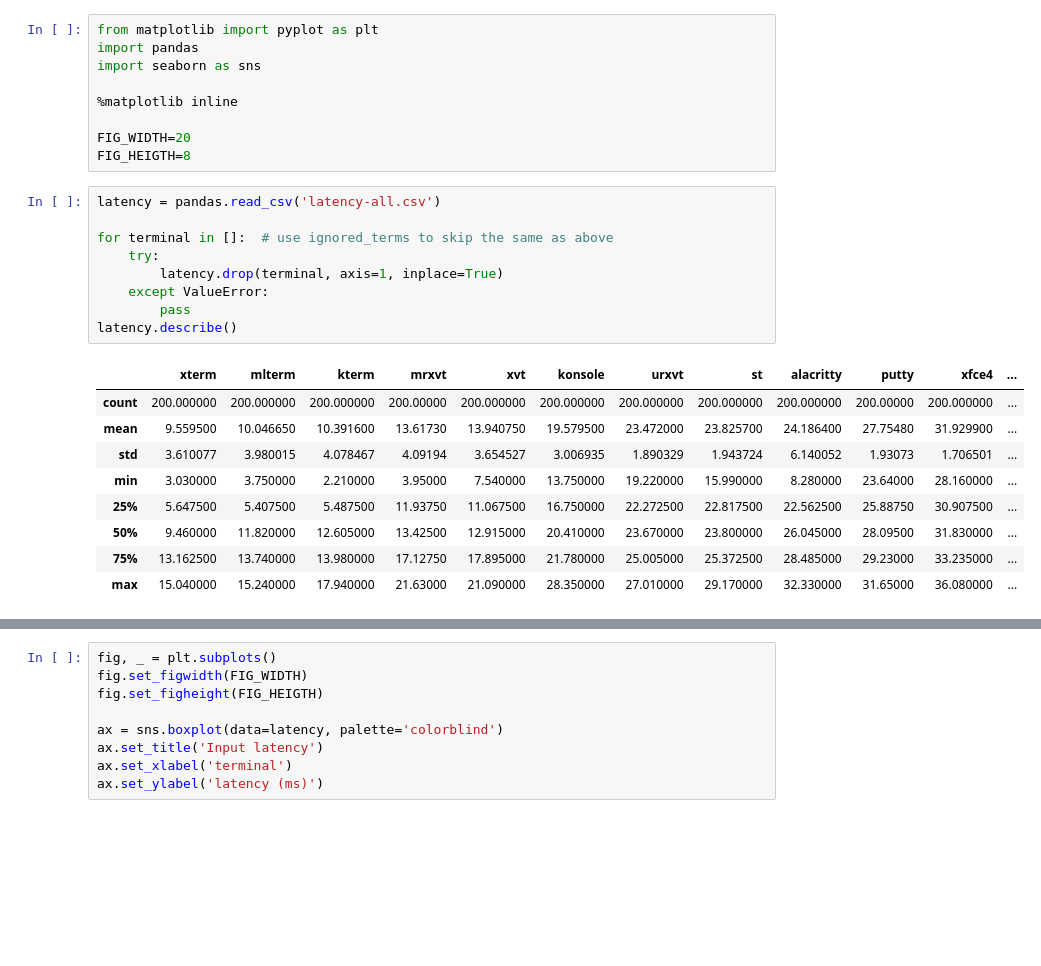
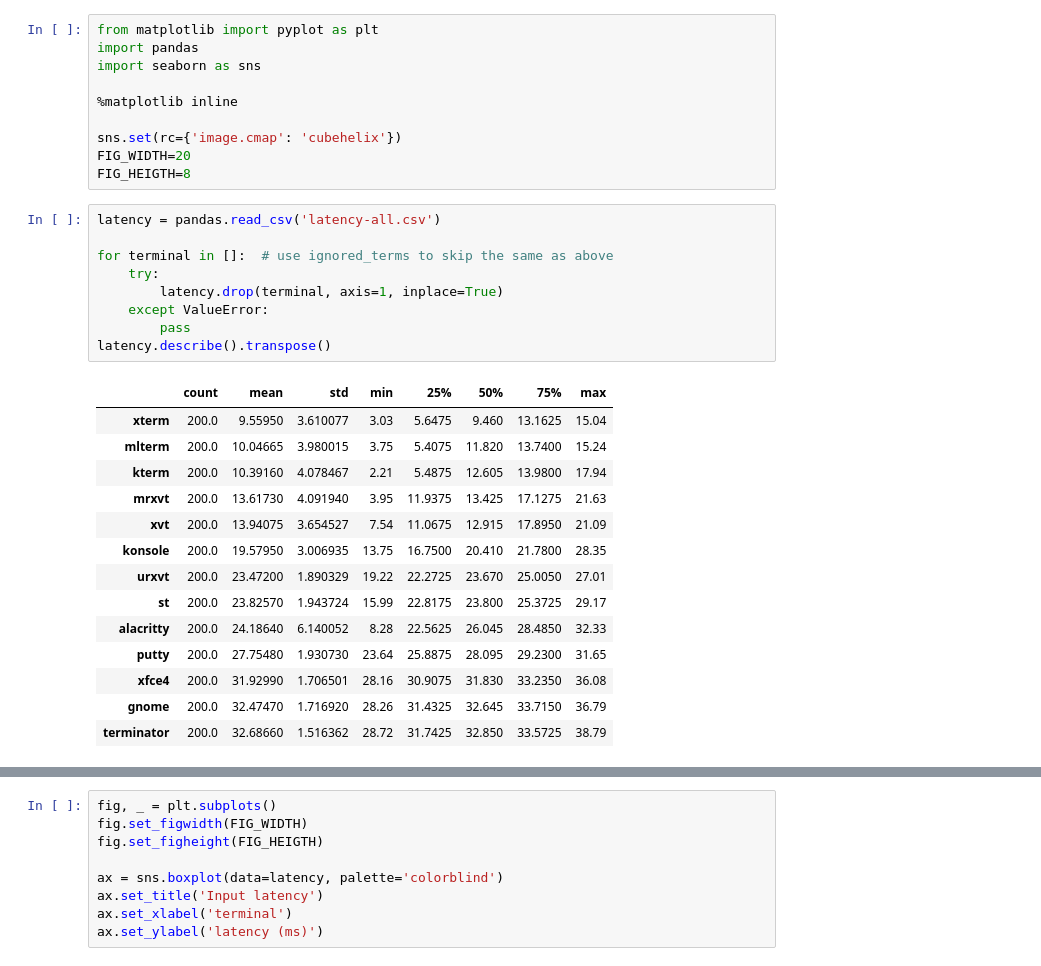
Before and after one commit to anarcat/terms-benchmarks, a Jupyter notebook: benchmarks.ipynb, the cells around one changed output, grey strips where cells are left out. Drawn from its saved outputs; the diff is of its cells as text; blank space fills up the shorter version.

```diff
--- a/benchmarks.ipynb
+++ b/benchmarks.ipynb
@@ -5,24 +5,30 @@ import seaborn as sns
 
 %matplotlib inline
 
+sns.set(rc={'image.cmap': 'cubehelix'})
 FIG_WIDTH=20
 FIG_HEIGTH=8
 # %%
 latency = pandas.read_csv('latency-all.csv')
 
 for terminal in []:  # use ignored_terms to skip the same as above
     try:
         latency.drop(terminal, axis=1, inplace=True)
     except ValueError:
         pass
-latency.describe()
+latency.describe().transpose()
 # %% [output]
-|  | xterm | mlterm | kterm | mrxvt | xvt | konsole | urxvt | st | alacritty | putty | xfce4 | ... |
-| count | 200.000000 | 200.000000 | 200.000000 | 200.00000 | 200.000000 | 200.000000 | 200.000000 | 200.000000 | 200.000000 | 200.00000 | 200.000000 | ... |
-| mean | 9.559500 | 10.046650 | 10.391600 | 13.61730 | 13.940750 | 19.579500 | 23.472000 | 23.825700 | 24.186400 | 27.75480 | 31.929900 | ... |
-| std | 3.610077 | 3.980015 | 4.078467 | 4.09194 | 3.654527 | 3.006935 | 1.890329 | 1.943724 | 6.140052 | 1.93073 | 1.706501 | ... |
-| min | 3.030000 | 3.750000 | 2.210000 | 3.95000 | 7.540000 | 13.750000 | 19.220000 | 15.990000 | 8.280000 | 23.64000 | 28.160000 | ... |
-| 25% | 5.647500 | 5.407500 | 5.487500 | 11.93750 | 11.067500 | 16.750000 | 22.272500 | 22.817500 | 22.562500 | 25.88750 | 30.907500 | ... |
-| 50% | 9.460000 | 11.820000 | 12.605000 | 13.42500 | 12.915000 | 20.410000 | 23.670000 | 23.800000 | 26.045000 | 28.09500 | 31.830000 | ... |
-| 75% | 13.162500 | 13.740000 | 13.980000 | 17.12750 | 17.895000 | 21.780000 | 25.005000 | 25.372500 | 28.485000 | 29.23000 | 33.235000 | ... |
-| max | 15.040000 | 15.240000 | 17.940000 | 21.63000 | 21.090000 | 28.350000 | 27.010000 | 29.170000 | 32.330000 | 31.65000 | 36.080000 | ... |
+|  | count | mean | std | min | 25% | 50% | 75% | max |
+| xterm | 200.0 | 9.55950 | 3.610077 | 3.03 | 5.6475 | 9.460 | 13.1625 | 15.04 |
+| mlterm | 200.0 | 10.04665 | 3.980015 | 3.75 | 5.4075 | 11.820 | 13.7400 | 15.24 |
+| kterm | 200.0 | 10.39160 | 4.078467 | 2.21 | 5.4875 | 12.605 | 13.9800 | 17.94 |
+| mrxvt | 200.0 | 13.61730 | 4.091940 | 3.95 | 11.9375 | 13.425 | 17.1275 | 21.63 |
+| xvt | 200.0 | 13.94075 | 3.654527 | 7.54 | 11.0675 | 12.915 | 17.8950 | 21.09 |
+| konsole | 200.0 | 19.57950 | 3.006935 | 13.75 | 16.7500 | 20.410 | 21.7800 | 28.35 |
+| urxvt | 200.0 | 23.47200 | 1.890329 | 19.22 | 22.2725 | 23.670 | 25.0050 | 27.01 |
+| st | 200.0 | 23.82570 | 1.943724 | 15.99 | 22.8175 | 23.800 | 25.3725 | 29.17 |
+| alacritty | 200.0 | 24.18640 | 6.140052 | 8.28 | 22.5625 | 26.045 | 28.4850 | 32.33 |
+| putty | 200.0 | 27.75480 | 1.930730 | 23.64 | 25.8875 | 28.095 | 29.2300 | 31.65 |
+| xfce4 | 200.0 | 31.92990 | 1.706501 | 28.16 | 30.9075 | 31.830 | 33.2350 | 36.08 |
+| gnome | 200.0 | 32.47470 | 1.716920 | 28.26 | 31.4325 | 32.645 | 33.7150 | 36.79 |
+| terminator | 200.0 | 32.68660 | 1.516362 | 28.72 | 31.7425 | 32.850 | 33.5725 | 38.79 |
```
Also changed, not shown: parts of 5 cells of this notebook, 4 other files.
